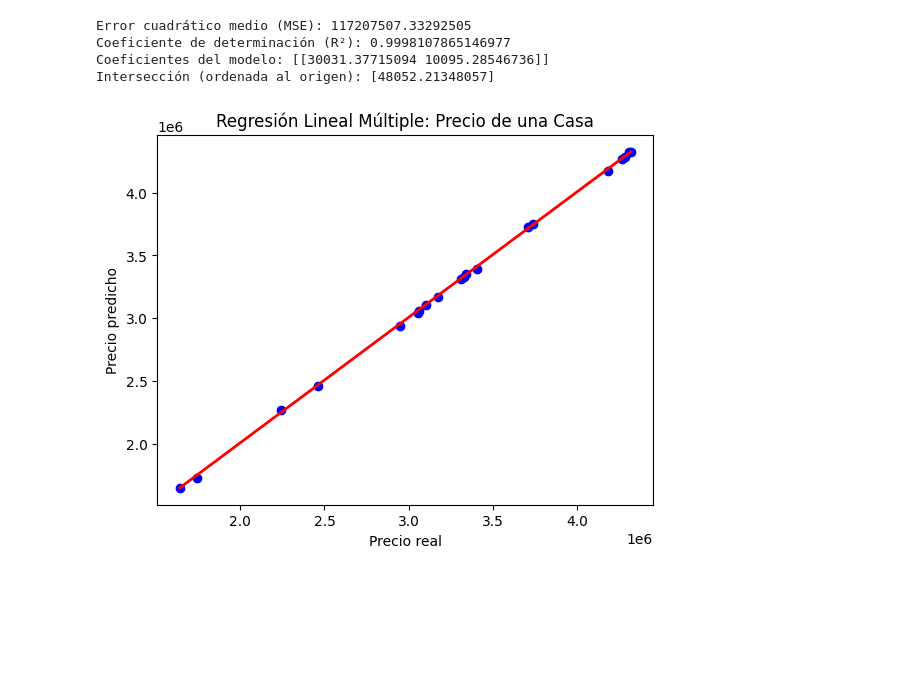
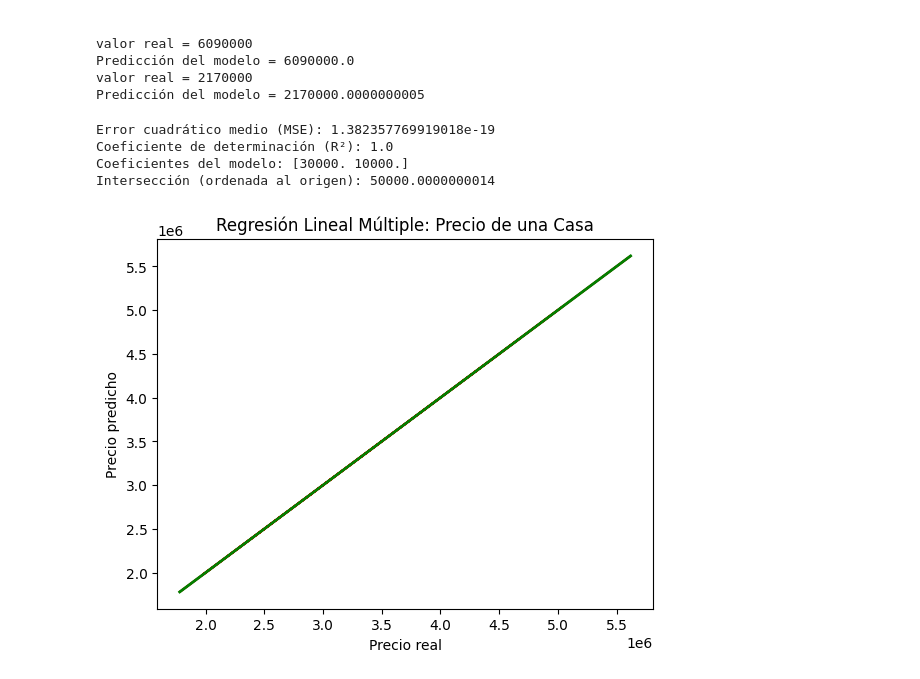
Before and after one commit to FabianAlejandroTapiaJorquera/Inteligencia-Artificial, a Jupyter notebook: Regresión lineal/regresión__lineal_multiple.ipynb, the cells around one changed output. Drawn from its saved outputs; the diff is of its cells as text; code cells hidden in the pictures; blank space fills up the shorter version.

Commit message:
Regresión lineal multiple

```diff
--- a/Regresión lineal/regresión__lineal_multiple.ipynb
+++ b/Regresión lineal/regresión__lineal_multiple.ipynb
@@ -34,24 +13,66 @@ y_pred = modelo.predict(X_test)
+# %% [markdown]
+<!-- # Creamos un conjunto de datos ficticio con características:
+# - Tamaño de la casa en metros cuadrados (X1)
+# - Número de habitaciones (X2)
+# - Precio de la casa (y) = 30000 * X1 + 10000 * X2 + 50000 (con algo de ruido) -->
+# %%
+# Fijamos una semilla
+np.random.seed(42)
+
+# Generamos nuestros datos de entrenamiento
+tamano = np.random.randint(50, 220, size=100)
+habitaciones = np.random.randint(1, 5, size=100)
+precio = 30000 * tamano + 10000 * habitaciones + 50000
+# %%
+# Juntamos nuestros arreglos en una sola matriz, donde:
+# x1 = tamaño, x2 = habitaciones
+x = np.column_stack((tamano, habitaciones))
+y = precio
+
+
+# Dividimos los datos en conjunto de entrenamiento y prueba
+# Creamos el modelo de regresión lineal
+# Entrenamos el modelo
+# Realizamos predicciones en el conjunto de prueba
+x_train, x_test, y_train, y_test = train_test_split(x, y, test_size=0.2, random_state=42)
+modelo = LinearRegression()
+modelo.fit(x_train, y_train)
+y_pred = modelo.predict(x_test)
+
+# Predicciones vs Valores reales
+# 1. 200 mts2 4 habitaciones
+print(f'valor real = {30000 * 200 + 10000 * 4 + 50000}')
+print(f'Predicción del modelo = {modelo.predict([[200, 4]])[0]}')
+
+# 2. 70 mts² 2 habitaciones
+print(f'valor real = {30000 * 70 + 10000 * 2 + 50000}')
+print(f'Predicción del modelo = {modelo.predict([[70, 2]])[0]}')
+# %% [output]
+valor real = 6090000
+Predicción del modelo = 6090000.0
+valor real = 2170000
+Predicción del modelo = 2170000.0000000005
 # %%
 
 # Evaluamos el modelo
 mse = mean_squared_error(y_test, y_pred)
 r2 = r2_score(y_test, y_pred)
 
 print(f"Error cuadrático medio (MSE): {mse}")
 print(f"Coeficiente de determinación (R²): {r2}")
 print(f"Coeficientes del modelo: {modelo.coef_}")
 print(f"Intersección (ordenada al origen): {modelo.intercept_}")
 
 # Visualizamos las predicciones versus los valores reales (Precio)
-plt.scatter(y_test, y_pred, color='blue')
-plt.plot([min(y_test), max(y_test)], [min(y_pred), max(y_pred)], color='red', lw=2)
+plt.plot(y_test, y_pred, color='red')
+plt.plot([min(y_test), max(y_test)], [min(y_pred), max(y_pred)], color='green', lw=2)
 plt.xlabel('Precio real')
 plt.ylabel('Precio predicho')
 plt.title('Regresión Lineal Múltiple: Precio de una Casa')
 plt.show()
 # %% [output]
-Error cuadrático medio (MSE): 117207507.33292505
-Coeficiente de determinación (R²): 0.9998107865146977
-Coeficientes del modelo: [[30031.37715094 10095.28546736]]
-Intersección (ordenada al origen): [48052.21348057]
+Error cuadrático medio (MSE): 1.382357769919018e-19
+Coeficiente de determinación (R²): 1.0
+Coeficientes del modelo: [30000. 10000.]
+Intersección (ordenada al origen): 50000.0000000014
-[figure, old version]
+[figure, new version]
```
Also changed, not shown: parts of 4 cells of this notebook.
